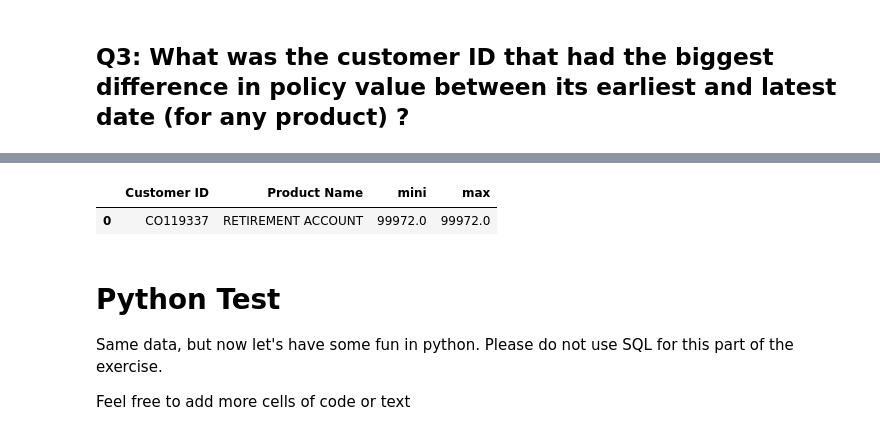
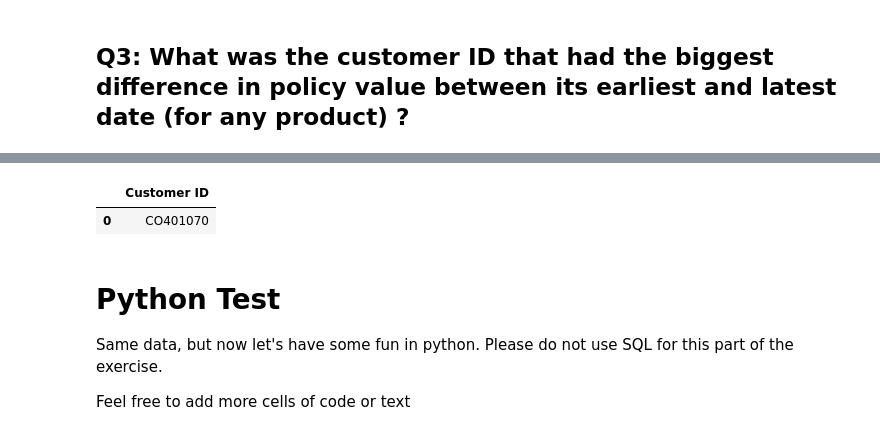
Before and after one commit to Viswavivek/casestudyMandG, a Jupyter notebook: Pru_Data_Test.ipynb, the cells around one changed output, grey strips where cells are left out. Drawn from its saved outputs; the diff is of its cells as text; code cells hidden in the pictures.

```diff
--- a/Pru_Data_Test.ipynb
+++ b/Pru_Data_Test.ipynb
@@ -133,7 +137,0 @@ pd.read_sql(s, conn)
-# %%
-s="""select "Customer ID","Product Name", Min(Policy_Value_Snapshot) as mini,
-Max(Policy_Value_Snapshot) as max from Fund_Table where "Customer ID" ='CO119337' group by  "Customer ID","Product Name" """
-pd.read_sql(s, conn)
-# %% [output]
-|  | Customer ID | Product Name | mini | max |
-| 0 | CO119337 | RETIREMENT ACCOUNT | 99972.0 | 99972.0 |
@@ -153,3 +138,23 @@ pd.read_sql(sqlite_query, conn)
+# %%
+sqlite_query = """
+
+select pt."Customer ID"
+from Policy_table as pt inner join
+
+(select "Customer ID","Product Name","Policy Number",Policy_Value_Snapshot,Date,
+Row_Number() over(PARTITION BY "Customer ID","Policy Number"
+ORDER BY Date asc) as RowNum from Fund_Table) as ft
+
+on ft."Customer ID"=pt."Customer ID" and pt."Policy Number"=ft."Policy Number" and ft.RowNum=1
+
+order by  abs(pt.'Policy Value'-ft.Policy_Value_Snapshot) desc limit 1
+
+"""
+
+pd.read_sql(sqlite_query, conn)
+# %% [output]
+|  | Customer ID |
+| 0 | CO401070 |
 # %% [markdown]
 # Python Test
 
```
Also changed, not shown: parts of 9 cells of this notebook.
